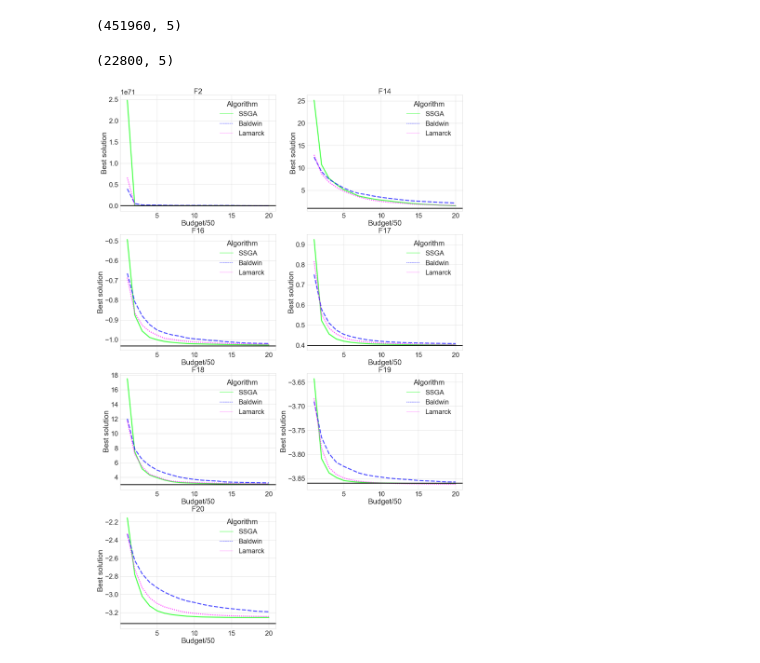
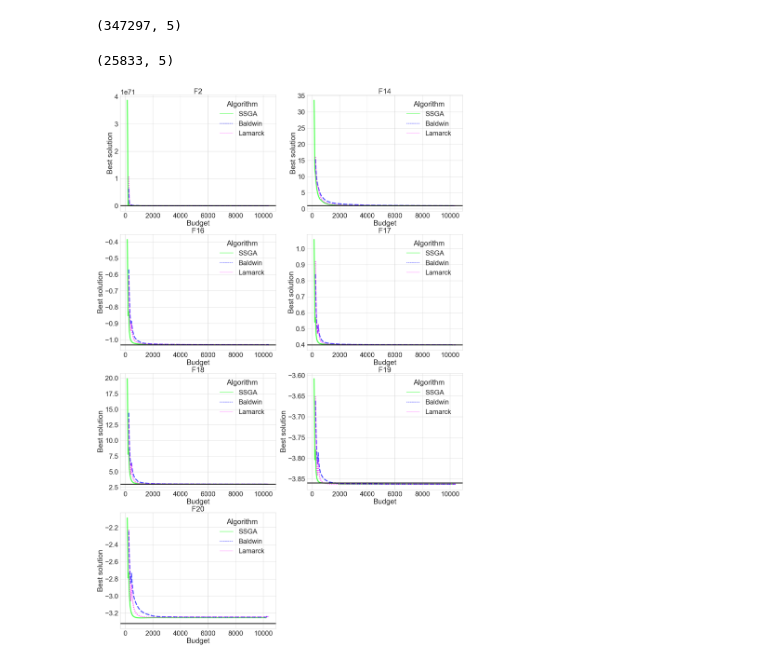
Before and after one commit to JIAOJIAOMEI/Evolution_algorithm, a Jupyter notebook: budget analysis/other functions/plots/plots.ipynb, the cells around one changed output. Cells and saved outputs as stored; diff of their text form; code cells hidden in the pictures.

```diff
--- a/budget analysis/other functions/plots/plots.ipynb
+++ b/budget analysis/other functions/plots/plots.ipynb
@@ -103 +106,11 @@ df
 4244307 rows × 5 columns
+# %%
+list1=[590,593,588,589,591,587,558,592,594,562,552,555]
+list2=[579,576,569,572,542,570,575,573]
+subsetDataFrame = df[df['Algorithm'] == 'SSGA']
+subsetDataFrame1 = subsetDataFrame[subsetDataFrame["Combination"].isin(list1)]
+subsetDataFrame1["Budget"] = subsetDataFrame1["Budget"].apply(lambda x:x+100)
+subsetDataFrame2 = subsetDataFrame[subsetDataFrame["Combination"].isin(list2)]
+subsetDataFrame2["Budget"] = subsetDataFrame2["Budget"].apply(lambda x:x+200)
+subsetDataFrameSSGA = pd.concat([subsetDataFrame1,subsetDataFrame2],axis=0)
+print(subsetDataFrameSSGA)
@@ -103,0 +142,10 @@ df
+# %%
+list1=[590,593,588,589,591,587,558,592,594,562,552,555]
+list2=[579,576,569,572,542,570,575,573]
+subsetDataFrame = df[df['Algorithm'] == 'Baldwin']
+subsetDataFrame1 = subsetDataFrame[subsetDataFrame["Combination"].isin(list1)]
+subsetDataFrame1["Budget"] = subsetDataFrame1["Budget"].apply(lambda x:x+200)
+subsetDataFrame2 = subsetDataFrame[subsetDataFrame["Combination"].isin(list2)]
+subsetDataFrame2["Budget"] = subsetDataFrame2["Budget"].apply(lambda x:x+400)
+subsetDataFrameB = pd.concat([subsetDataFrame1,subsetDataFrame2],axis=0)
+print(subsetDataFrameB)
@@ -103,0 +177,10 @@ df
+# %%
+list1=[590,593,588,589,591,587,558,592,594,562,552,555]
+list2=[579,576,569,572,542,570,575,573]
+subsetDataFrame = df[df['Algorithm'] == 'Lamarck']
+subsetDataFrame1 = subsetDataFrame[subsetDataFrame["Combination"].isin(list1)]
+subsetDataFrame1["Budget"] = subsetDataFrame1["Budget"].apply(lambda x:x+200)
+subsetDataFrame2 = subsetDataFrame[subsetDataFrame["Combination"].isin(list2)]
+subsetDataFrame2["Budget"] = subsetDataFrame2["Budget"].apply(lambda x:x+400)
+subsetDataFrameL = pd.concat([subsetDataFrame1,subsetDataFrame2],axis=0)
+print(subsetDataFrameL)
@@ -103,0 +212,4 @@ df
+# %%
+df = pd.concat([subsetDataFrameSSGA,subsetDataFrameB,subsetDataFrameL],axis=0)
+# df = df[df["Combination"].isin(list2)]
+print(df)
@@ -104,46 +231,46 @@ df
 # %%
-cond = df["Budget"]<=20
+cond = df["Budget"]<=1000
 data1 = df[cond]
 print(data1.shape)
 # %% [output]
-(451960, 5)
+(347297, 5)
 # %%
-cond = df["Budget"]<=1
+cond = df["Budget"]<=250
 data2 = df[cond]
 print(data2.shape)
 # %% [output]
-(22800, 5)
+(25833, 5)
 # %%
 opt = [0.0, 0.0, 0.0, 0.0, 0.0, 0.0, 0.0, -418.98 * 50, 0.0, 0.0, 0.0, 0.0, 0.0, 1.0, 0.0003, -1.0316, 0.398, 3.0,
        -3.86, -3.32, -10.1532,-10.4028, -10.5363]
 temp_list =[2,14,16,17,18,19,20]#
 func_list=["F"+str(i) for i in temp_list]
 opt = [opt[i-1] for i in temp_list]
 def show_graph(dataframe):
     sns.set_theme(style="whitegrid",font_scale=1.5)
     sns.set_style("ticks",{'axes.grid' : True})
     dist_cols = 2
     dist_rows = 4
     plt.figure(figsize=(15 * dist_cols, 12 * dist_rows))
     i = 1
     for func in func_list:
         palette = {"SSGA":"lime",
            "Lamarck":"magenta",
            "Baldwin":"blue"}
         dashes={"SSGA":(1, 1), "Baldwin":(3, 3), "Lamarck":(2, 2, 10, 2)}
         sns.set_theme(style="whitegrid",font_scale=3)
-        data = data1[data1["Function"] == func]
+        data = dataframe[dataframe["Function"] == func]
         plt.subplot(dist_rows, dist_cols, i)
         ax =sns.lineplot(data=data,y="Best solution",x="Budget",hue="Algorithm",linewidth=5,errorbar=None,alpha=0.7,palette=palette,style="Algorithm")
         plt.axhline(y=opt[i-1],color="black",linewidth=4)
         sns.move_legend(ax, "upper left", bbox_to_anchor=(0.6, 1),frameon=False)
         # plt.legend([],[], frameon=False)
-        plt.xlabel("Budget/50")
+        plt.xlabel("Budget")
         plt.ylabel(f"Best solution")
         plt.title(f"{func}")
         i = i + 1
-    plt.savefig("./convergence2141617181920_data1.png", dpi=600,bbox_inches='tight')
+    plt.savefig("./convergence2141617181920.png", dpi=600,bbox_inches='tight')
     plt.show()
 show_graph(dataframe=df)
 # %% [output]
-[figure, old version]
+[figure, new version]
```
Also changed, not shown: parts of 15 cells of this notebook, 13 other files.
